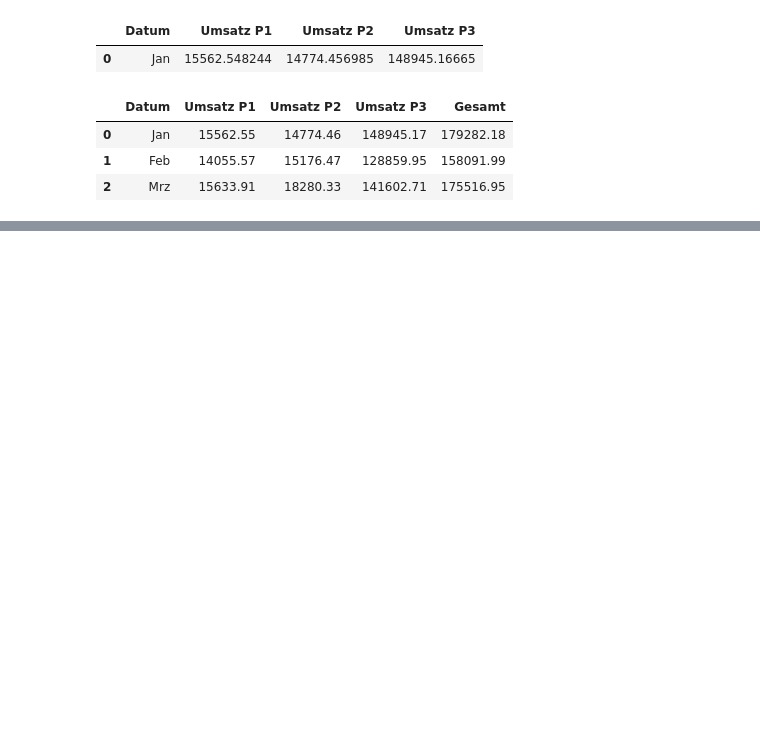
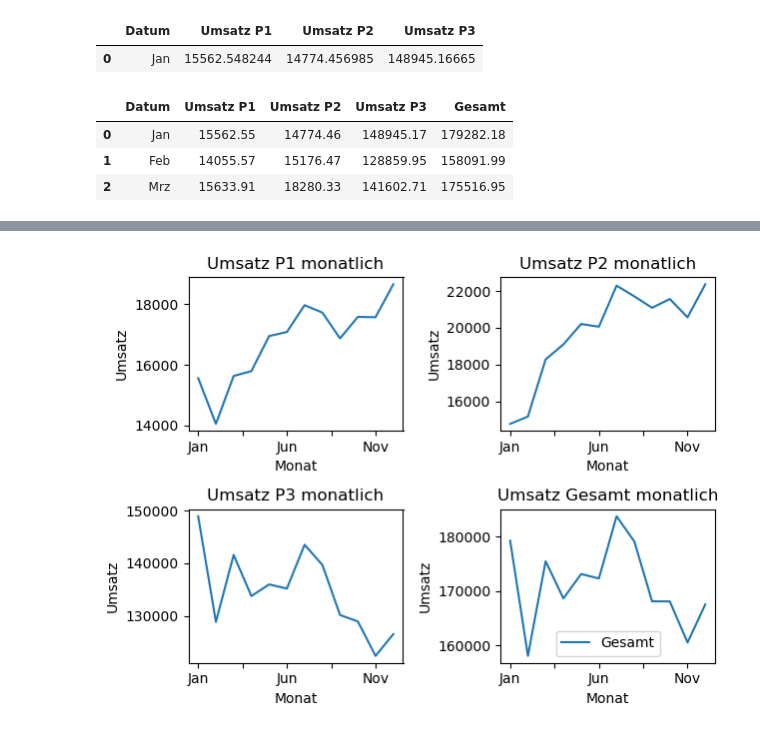
Before and after one commit to asia-DataCraft/PythonProjekt-Mohamed-Joana-Abdul, a Jupyter notebook: shop_de.ipynb, the cells around one changed output, grey strips where cells are left out. Saved outputs shown, nothing was run; the diff lists cells and outputs as text; code cells hidden in the pictures; blank space fills up the shorter version.

```diff
--- a/shop_de.ipynb
+++ b/shop_de.ipynb
@@ -76,0 +86,19 @@ shop_de_2
+# %%
+fig, axs = plt.subplots(2, 2, tight_layout=True)
+
+a = shop_de_2.plot(x="Monat", y="Umsatz_P1", title="Umsatz P1 monatlich",
+               xlabel="Monat", ylabel="Umsatz",legend=False, ax=axs[0,0]
+               )
+
+b = shop_de_2.plot(x="Monat", y="Umsatz_P2", title="Umsatz P2 monatlich",
+               xlabel="Monat", ylabel="Umsatz",legend=False, ax=axs[0,1])
+
+c = shop_de_2.plot(x="Monat", y="Umsatz_P3", title="Umsatz P3 monatlich",
+               xlabel="Monat", ylabel="Umsatz",legend=False, ax=axs[1,0])
+
+d = shop_de_2.plot(x="Monat",y="Gesamt", title="Umsatz Gesamt monatlich",
+               xlabel="Monat", ylabel="Umsatz",ax=axs[1,1])
+
+fig.savefig("Umsatz pro Produkt shop_de")
+# %% [output]
+[figure, added]
```
Also changed, not shown: parts of 2 cells of this notebook, 2 other files.
